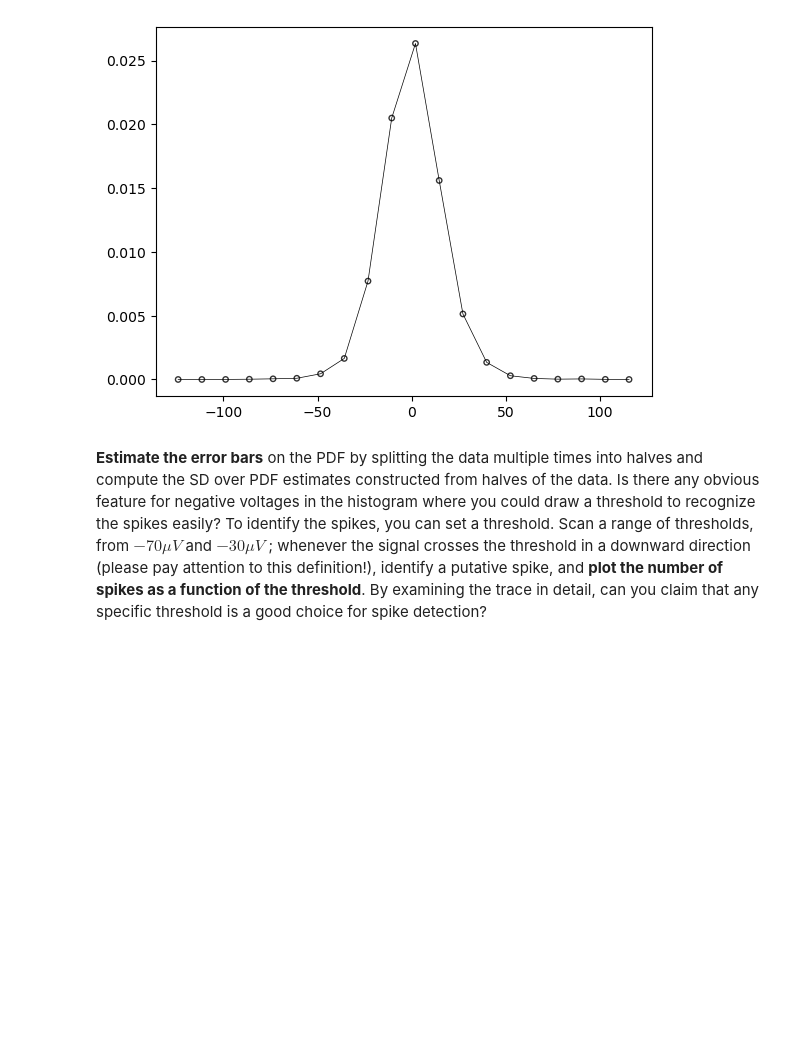
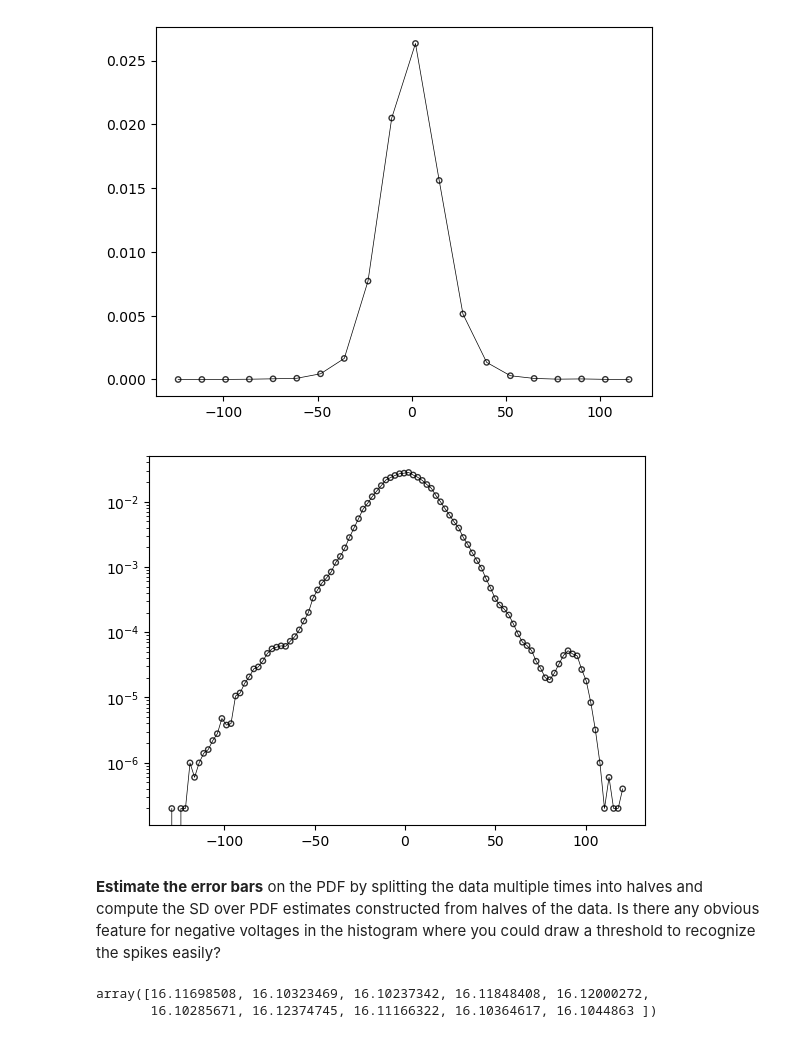
Before and after one commit to acumpelik/DSSC23, a Jupyter notebook: DSSC-Homework2-Andrea_Cumpelik.ipynb, the cells around one changed output. Saved outputs shown, nothing was run; the diff lists cells and outputs as text; code cells hidden in the pictures; blank space fills up the shorter version.

```diff
--- a/DSSC-Homework2-Andrea_Cumpelik.ipynb
+++ b/DSSC-Homework2-Andrea_Cumpelik.ipynb
@@ -43,8 +43,8 @@ To get some sense of the signal, **plot a probability distribution function** (p
 normalized, so that $\int dx P (x) = 1$), of $x(t)$.
 # %%
 # Plot a histogram
-binsize=100
-counts, edges = np.histogram(trace1, bins=binsize, density=True)
+numbins=100
+counts, edges = np.histogram(trace1, bins=numbins, density=True)
 
 # Get the center of the bin:
 bin_centers = (edges[1:]+edges[:-1])/ 2 # take the average of the consecutive edges of each bin
@@ -54,11 +54,6 @@ plt.scatter(bin_centers, counts, marker='o', s=15,facecolors='none', edgecolors=
 plt.plot(bin_centers, counts, linewidth=.5, color='k')
 plt.show()
 
-
-
-
-
-
 # print(norm.support())
 
 # # plt.plot(len(trace1), norm.pdf(trace1))
@@ -102,14 +101,54 @@ plt.plot(bin_centers, counts, linewidth=.5, color='k')
 plt.show()
 # %% [output]
 [figure]
+# %%
+# Plot the histogram on a log scale
+counts, edges = np.histogram(trace1, bins=numbins, density=True)
+
+# Get the center of the bin:
+bin_centers = (edges[1:]+edges[:-1])/ 2 # take the average of the consecutive edges of each bin
+
+# Plot the histogram:
+plt.scatter(bin_centers, counts, marker='o', s=15,facecolors='none', edgecolors='k', alpha=0.8)
+plt.yscale('log')
+plt.plot(bin_centers, counts, linewidth=.5, color='k')
+
+# # Superimpose a normal distribution
+# mu = trace1.mean()
+# sigma = trace1.std()
+# normdist = stats.norm(mu, sigma)
+# x = np.linspace(bin_centers.min(), bin_centers.max(), 1000)
+# plt.plot(x, np.log10(normdist.pdf(x)))
+
+plt.show()
+# %% [output]
+[figure, added]
 # %% [markdown]
 **Estimate the error bars** on the PDF
 by splitting the data multiple times into halves and compute the SD over PDF
 estimates constructed from halves of the data. Is there any obvious feature for
 negative voltages in the histogram where you could draw a threshold to recognize
-the spikes easily? To identify the spikes, you can set a threshold. Scan a range of
-thresholds, from $-70 \mu V$ and $-30 \mu V$ ; whenever the signal crosses the threshold
-in a downward direction (please pay attention to this definition!), identify a
-putative spike, and **plot the number of spikes as a function of the threshold**. By
-examining the trace in detail, can you claim that any specific threshold is a good
-choice for spike detection?
+the spikes easily?
+# %%
+subsetSize = len(trace1)/2
+repetitions = 10
+
+
+def bootstrap(data, subsetSize, repetitions):
+    '''
+    Splits the data  into random halves (not preserving continuity, assuming IID) and calculates the standard deviation (std).
+    Input: data, subsetSize = size of the random sample, repetitions = number of times to split the data and compute the std.
+    Returns errorBarEstimate, a vector that contains the std estimates.
+    '''
+    errorBarEstimate = np.zeros(repetitions)
+    for run in range(repetitions):
+        # randomly select half the data points:
+        subset = random.choices(data, k=int(subsetSize))
+        # calculate the std and store it:
+        errorBarEstimate[run] = np.std(subset)
+    return errorBarEstimate
+
+bootstrap(trace1, subsetSize, repetitions)
+# %% [output]
+array([16.11698508, 16.10323469, 16.10237342, 16.11848408, 16.12000272,
+       16.10285671, 16.12374745, 16.11166322, 16.10364617, 16.1044863 ])
```
Also changed, not shown: parts of 6 cells of this notebook.
